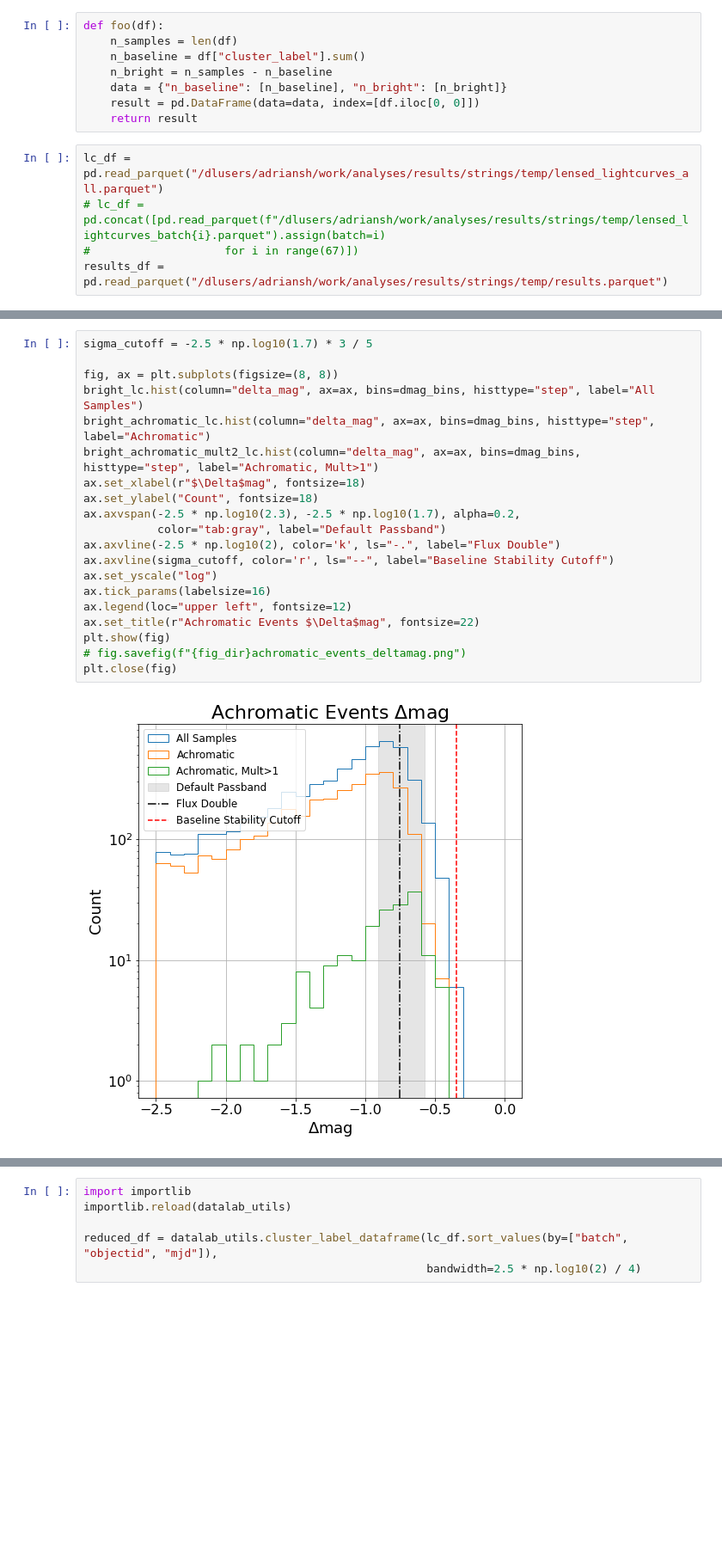
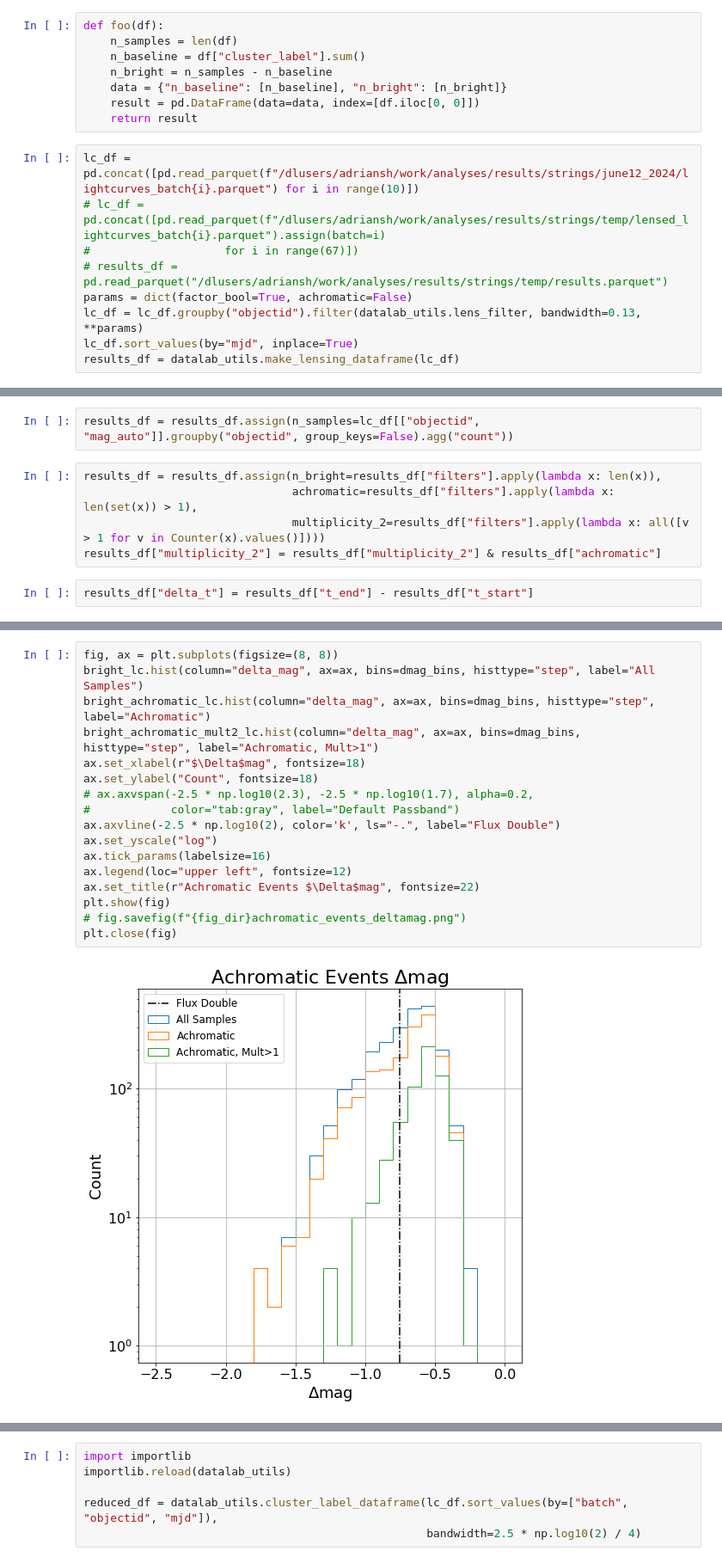
Before and after one commit to adriansh95/StringMicrolensing, a Jupyter notebook: analyze_nsc_lensing_candidates.ipynb, the cells around one changed output, grey strips where cells are left out. Shown at 86% size. Saved outputs shown, nothing was run; the diff lists cells and outputs as text; blank space fills up the shorter version.

```diff
--- a/analyze_nsc_lensing_candidates.ipynb
+++ b/analyze_nsc_lensing_candidates.ipynb
@@ -20,7 +20,11 @@ def foo(df):
     result = pd.DataFrame(data=data, index=[df.iloc[0, 0]])
     return result
 # %%
-lc_df = pd.read_parquet("/dlusers/adriansh/work/analyses/results/strings/temp/lensed_lightcurves_all.parquet")
+lc_df = pd.concat([pd.read_parquet(f"/dlusers/adriansh/work/analyses/results/strings/june12_2024/lightcurves_batch{i}.parquet") for i in range(10)])
 # lc_df = pd.concat([pd.read_parquet(f"/dlusers/adriansh/work/analyses/results/strings/temp/lensed_lightcurves_batch{i}.parquet").assign(batch=i)
 #                    for i in range(67)])
-results_df = pd.read_parquet("/dlusers/adriansh/work/analyses/results/strings/temp/results.parquet")
+# results_df = pd.read_parquet("/dlusers/adriansh/work/analyses/results/strings/temp/results.parquet")
+params = dict(factor_bool=True, achromatic=False)
+lc_df = lc_df.groupby("objectid").filter(datalab_utils.lens_filter, bandwidth=0.13, **params)
+lc_df.sort_values(by="mjd", inplace=True)
+results_df = datalab_utils.make_lensing_dataframe(lc_df)
@@ -27,3 +48,12 @@ results_df = pd.read_parquet("/dlusers/adriansh/work/analyses/results/strings/te
+# %%
+results_df = results_df.assign(n_samples=lc_df[["objectid", "mag_auto"]].groupby("objectid", group_keys=False).agg("count"))
+# %%
+results_df = results_df.assign(n_bright=results_df["filters"].apply(lambda x: len(x)),
+                               achromatic=results_df["filters"].apply(lambda x: len(set(x)) > 1),
+                               multiplicity_2=results_df["filters"].apply(lambda x: all([v > 1 for v in Counter(x).values()])))
+results_df["multiplicity_2"] = results_df["multiplicity_2"] & results_df["achromatic"]
+# %%
+results_df["delta_t"] = results_df["t_end"] - results_df["t_start"]
 # %%
 filter_seq_count = results_df.groupby(by="filters").t_start.agg("count")
 
@@ -165,25 +203,22 @@ for oid in many_bright_ids:
 # %%
-sigma_cutoff = -2.5 * np.log10(1.7) * 3 / 5
-
 fig, ax = plt.subplots(figsize=(8, 8))
 bright_lc.hist(column="delta_mag", ax=ax, bins=dmag_bins, histtype="step", label="All Samples")
 bright_achromatic_lc.hist(column="delta_mag", ax=ax, bins=dmag_bins, histtype="step", label="Achromatic")
 bright_achromatic_mult2_lc.hist(column="delta_mag", ax=ax, bins=dmag_bins, histtype="step", label="Achromatic, Mult>1")
 ax.set_xlabel(r"$\Delta$mag", fontsize=18)
 ax.set_ylabel("Count", fontsize=18)
-ax.axvspan(-2.5 * np.log10(2.3), -2.5 * np.log10(1.7), alpha=0.2,
-           color="tab:gray", label="Default Passband")
+# ax.axvspan(-2.5 * np.log10(2.3), -2.5 * np.log10(1.7), alpha=0.2,
+#            color="tab:gray", label="Default Passband")
 ax.axvline(-2.5 * np.log10(2), color='k', ls="-.", label="Flux Double")
-ax.axvline(sigma_cutoff, color='r', ls="--", label="Baseline Stability Cutoff")
 ax.set_yscale("log")
 ax.tick_params(labelsize=16)
 ax.legend(loc="upper left", fontsize=12)
 ax.set_title(r"Achromatic Events $\Delta$mag", fontsize=22)
 plt.show(fig)
 # fig.savefig(f"{fig_dir}achromatic_events_deltamag.png")
 plt.close(fig)
 # %% [output]
-[figure, old version]
+[figure, new version]
 # %%
 fig, ax = plt.subplots(figsize=(8, 8))
 ax.bar(n_distribution.index, n_distribution, label="All Samples")
```
Also changed, not shown: parts of 7 cells of this notebook.
